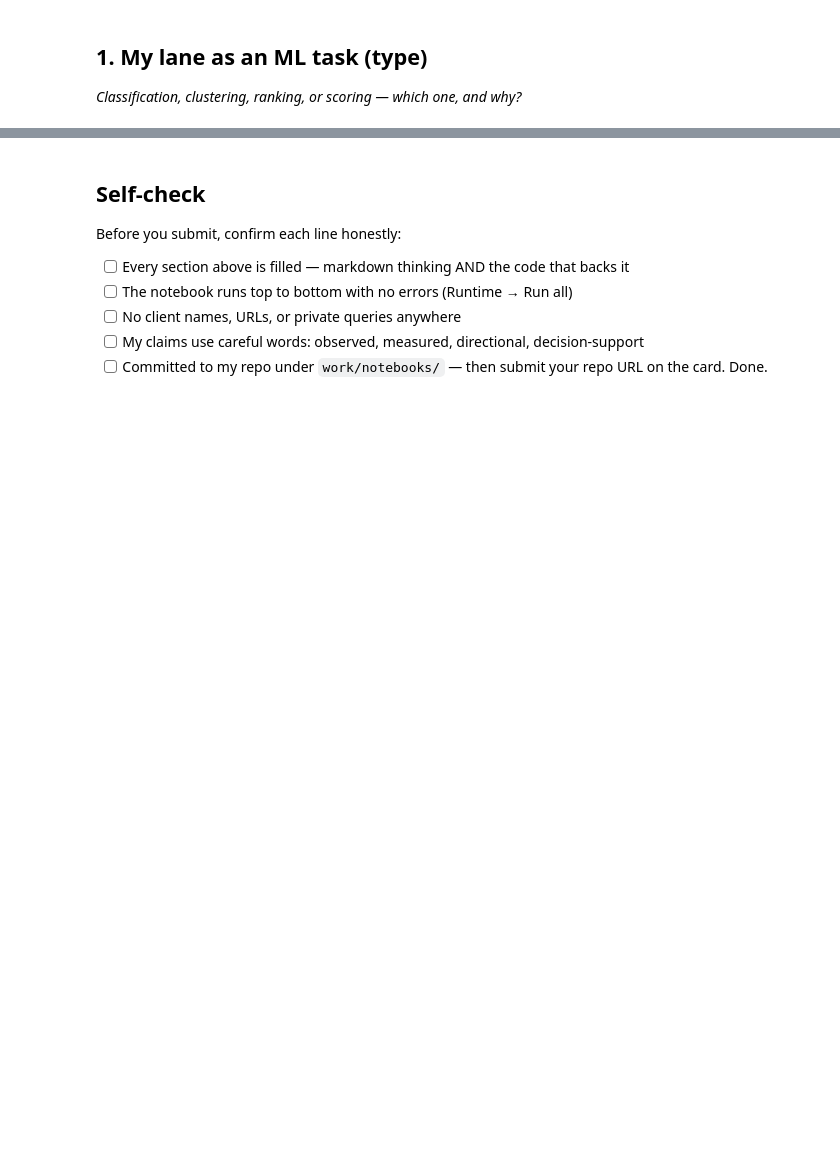
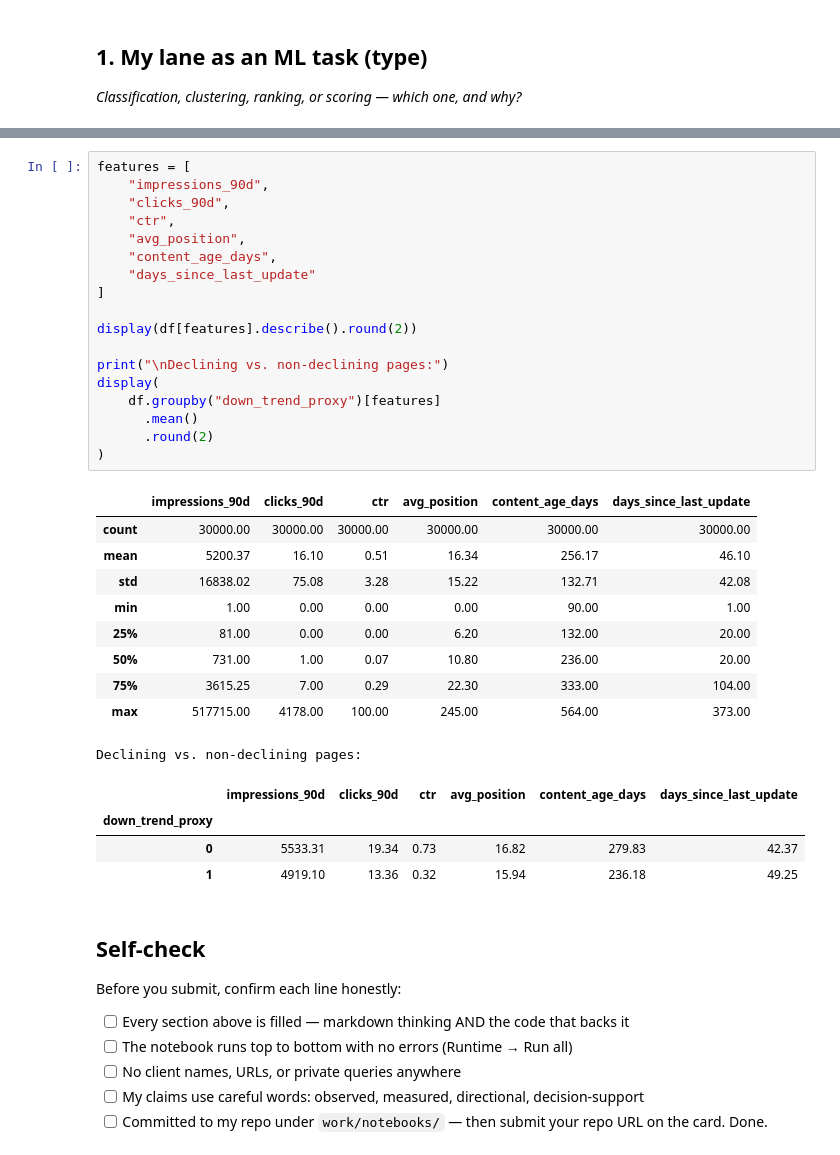
Before and after one commit to ayazahmedbscsf23-art/flyrank-ml-internship, a Jupyter notebook: work/notebooks/w02_ml_task_framing.ipynb, the cells around one changed output, grey strips where cells are left out. Drawn from its saved outputs; the diff is of its cells as text; blank space fills up the shorter version.

```diff
--- a/work/notebooks/w02_ml_task_framing.ipynb
+++ b/work/notebooks/w02_ml_task_framing.ipynb
@@ -44,3 +152,36 @@ This skeleton is yours to fill. Work the sections **in order** — each one has
+# %%
+features = [
+    "impressions_90d",
+    "clicks_90d",
+    "ctr",
+    "avg_position",
+    "content_age_days",
+    "days_since_last_update"
+]
+
+display(df[features].describe().round(2))
+
+print("\nDeclining vs. non-declining pages:")
+display(
+    df.groupby("down_trend_proxy")[features]
+      .mean()
+      .round(2)
+)
+# %% [output]
+|  | impressions_90d | clicks_90d | ctr | avg_position | content_age_days | days_since_last_update |
+| count | 30000.00 | 30000.00 | 30000.00 | 30000.00 | 30000.00 | 30000.00 |
+| mean | 5200.37 | 16.10 | 0.51 | 16.34 | 256.17 | 46.10 |
+| std | 16838.02 | 75.08 | 3.28 | 15.22 | 132.71 | 42.08 |
+| min | 1.00 | 0.00 | 0.00 | 0.00 | 90.00 | 1.00 |
+| 25% | 81.00 | 0.00 | 0.00 | 6.20 | 132.00 | 20.00 |
+| 50% | 731.00 | 1.00 | 0.07 | 10.80 | 236.00 | 20.00 |
+| 75% | 3615.25 | 7.00 | 0.29 | 22.30 | 333.00 | 104.00 |
+| max | 517715.00 | 4178.00 | 100.00 | 245.00 | 564.00 | 373.00 |
+Declining vs. non-declining pages:
+|  | impressions_90d | clicks_90d | ctr | avg_position | content_age_days | days_since_last_update |
+| down_trend_proxy |  |  |  |  |  |  |
+| 0 | 5533.31 | 19.34 | 0.73 | 16.82 | 279.83 | 42.37 |
+| 1 | 4919.10 | 13.36 | 0.32 | 15.94 | 236.18 | 49.25 |
 # %% [markdown]
 ## Self-check
 
```
Also changed, not shown: parts of 20 cells of this notebook.
